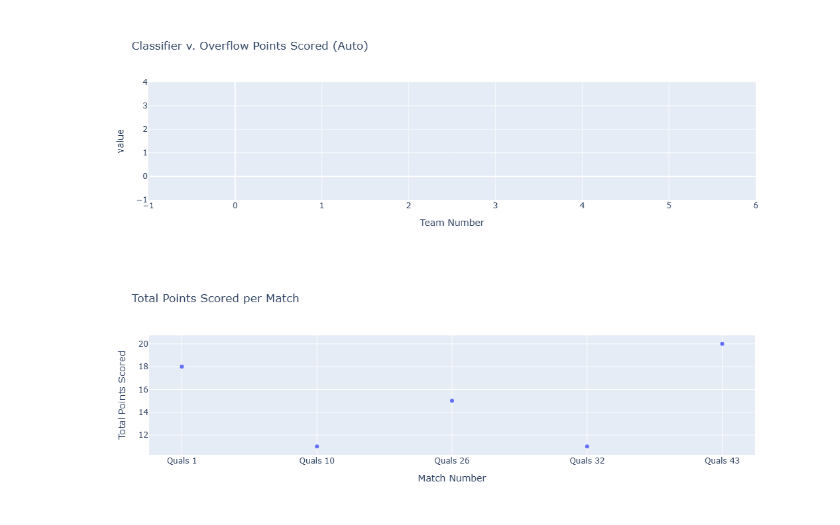
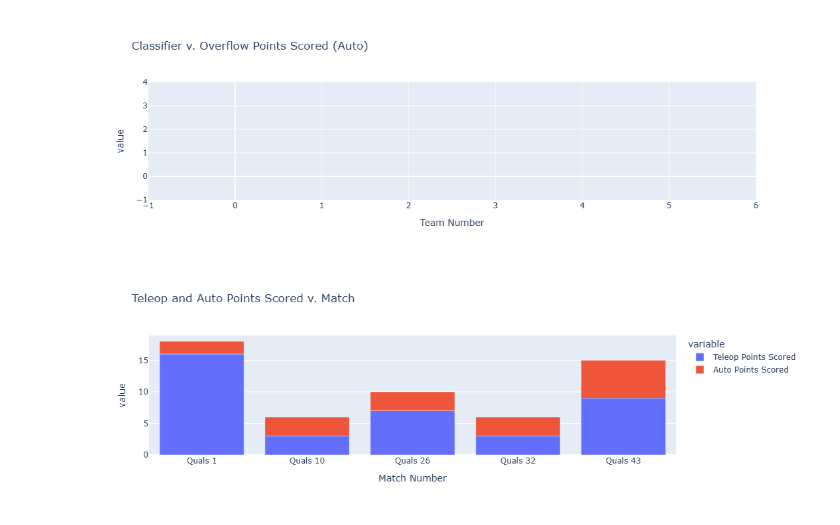
Before and after one commit to GirlsOfSteelRobotics/2025FTCScoutingApp, a Jupyter notebook: notebooks/jeannine.ipynb, the cells around one changed output. Cells and saved outputs as stored; diff of their text form; code cells hidden in the pictures.

Commit message:
new plots for plots by team tab

```diff
--- a/notebooks/jeannine.ipynb
+++ b/notebooks/jeannine.ipynb
@@ -95,8 +93,5 @@ fig.show()
 
 xxx = df["Team Number"] == 15206
 quals1_data = df[xxx]
-quals1_data
 fig = px.scatter(quals1_data, x="Match Number", y="Total Points Scored", title="Total Points Scored per Match")
 fig.show()
-# %% [output]
-[figure, removed]
@@ -102,0 +104,5 @@ fig.show()
+# %%
+fig = px.bar(quals1_data, x= "Match Number", y=["Teleop Points Scored", "Auto Points Scored"], title="Teleop and Auto Points Scored v. Match")
+fig.show()
+# %% [output]
+[figure, added]
```
Also changed, not shown: parts of 3 cells of this notebook, 3 other files.
